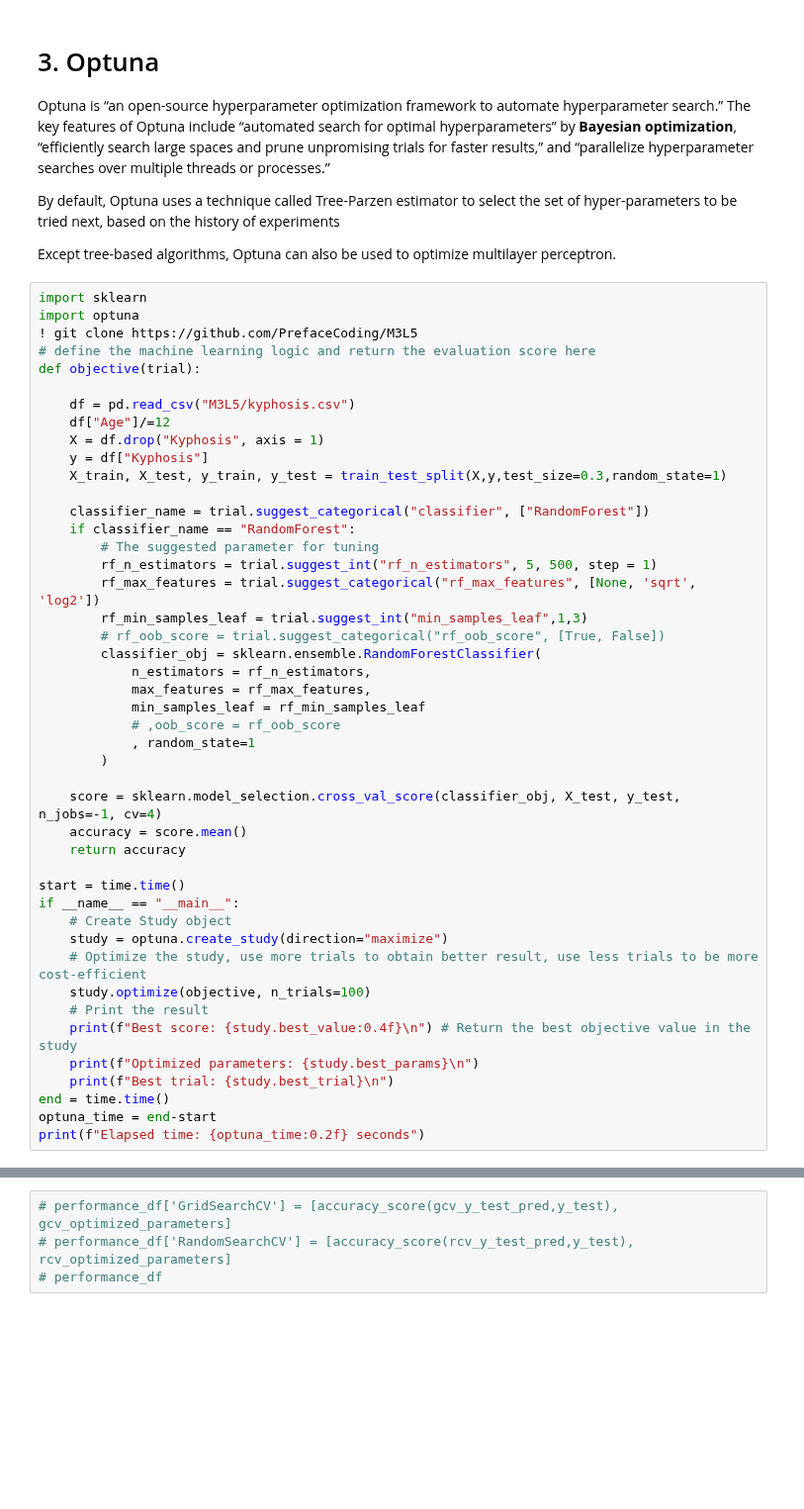
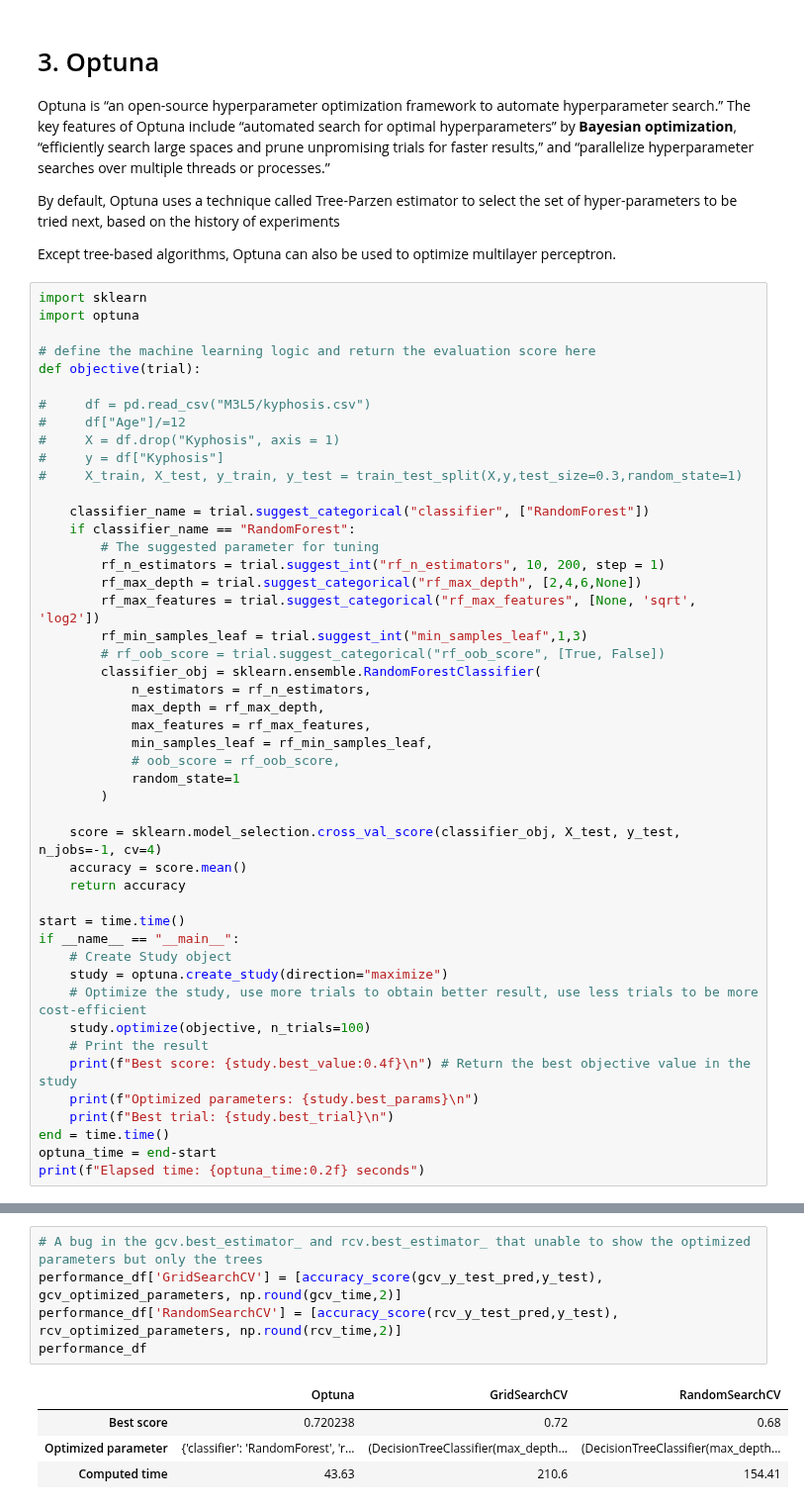
Before and after one commit to ngtinc21/Machine-Learning-Algorithms, a Jupyter notebook: Random Forest Algorithm - Classification Example.ipynb, the cells around one changed output, grey strips where cells are left out. Shown at 99% size. Drawn from its saved outputs; the diff is of its cells as text; blank space fills up the shorter version.

```diff
--- a/Random Forest Algorithm - Classification Example.ipynb
+++ b/Random Forest Algorithm - Classification Example.ipynb
@@ -393,29 +395,31 @@ Except tree-based algorithms, Optuna can also be used to optimize multilayer per
 # %%
 import sklearn
 import optuna
-! git clone https://github.com/PrefaceCoding/M3L5
+
 # define the machine learning logic and return the evaluation score here
 def objective(trial):
 
-    df = pd.read_csv("M3L5/kyphosis.csv")
-    df["Age"]/=12
-    X = df.drop("Kyphosis", axis = 1)
-    y = df["Kyphosis"]
-    X_train, X_test, y_train, y_test = train_test_split(X,y,test_size=0.3,random_state=1)
+#     df = pd.read_csv("M3L5/kyphosis.csv")
+#     df["Age"]/=12
+#     X = df.drop("Kyphosis", axis = 1)
+#     y = df["Kyphosis"]
+#     X_train, X_test, y_train, y_test = train_test_split(X,y,test_size=0.3,random_state=1)
 
     classifier_name = trial.suggest_categorical("classifier", ["RandomForest"])
     if classifier_name == "RandomForest":
         # The suggested parameter for tuning
-        rf_n_estimators = trial.suggest_int("rf_n_estimators", 5, 500, step = 1)
+        rf_n_estimators = trial.suggest_int("rf_n_estimators", 10, 200, step = 1)
+        rf_max_depth = trial.suggest_categorical("rf_max_depth", [2,4,6,None])
         rf_max_features = trial.suggest_categorical("rf_max_features", [None, 'sqrt', 'log2'])
         rf_min_samples_leaf = trial.suggest_int("min_samples_leaf",1,3)
         # rf_oob_score = trial.suggest_categorical("rf_oob_score", [True, False])
         classifier_obj = sklearn.ensemble.RandomForestClassifier(
             n_estimators = rf_n_estimators,
+            max_depth = rf_max_depth,
             max_features = rf_max_features,
-            min_samples_leaf = rf_min_samples_leaf
-            # ,oob_score = rf_oob_score
-            , random_state=1
+            min_samples_leaf = rf_min_samples_leaf,
+            # oob_score = rf_oob_score,
+            random_state=1
         )
 
     score = sklearn.model_selection.cross_val_score(classifier_obj, X_test, y_test, n_jobs=-1, cv=4)
@@ -489,4 +493,10 @@ For RandomSearchCV: best score: 0.72, optimized parameters: RandomForestClassifi
 # %%
-# performance_df['GridSearchCV'] = [accuracy_score(gcv_y_test_pred,y_test), gcv_optimized_parameters]
-# performance_df['RandomSearchCV'] = [accuracy_score(rcv_y_test_pred,y_test), rcv_optimized_parameters]
-# performance_df
+# A bug in the gcv.best_estimator_ and rcv.best_estimator_ that unable to show the optimized parameters but only the trees
+performance_df['GridSearchCV'] = [accuracy_score(gcv_y_test_pred,y_test), gcv_optimized_parameters, np.round(gcv_time,2)]
+performance_df['RandomSearchCV'] = [accuracy_score(rcv_y_test_pred,y_test), rcv_optimized_parameters, np.round(rcv_time,2)]
+performance_df
+# %% [output]
+|  | Optuna | GridSearchCV | RandomSearchCV |
+| Best score | 0.720238 | 0.72 | 0.68 |
+| Optimized parameter | {'classifier': 'RandomForest', 'r... | (DecisionTreeClassifier(max_depth... | (DecisionTreeClassifier(max_depth... |
+| Computed time | 43.63 | 210.6 | 154.41 |
```
Also changed, not shown: parts of 16 cells of this notebook, 1 other file.
